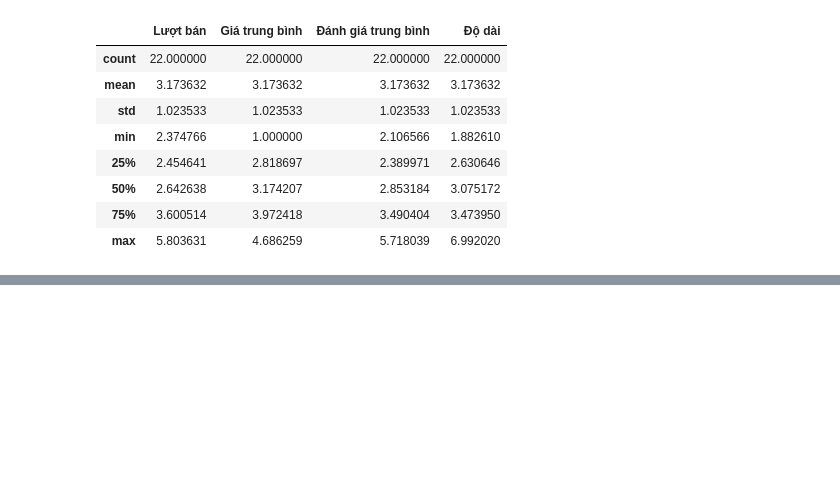
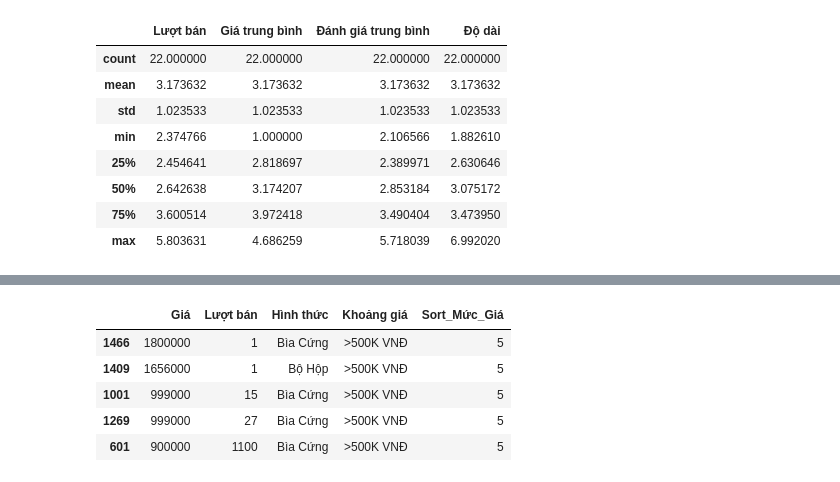
Before and after one commit to pililover/Data-visualization_analysis-Vietnamese-Book-Market, a Jupyter notebook: data_preprocessing.ipynb, the cells around one changed output, grey strips where cells are left out. Cells and saved outputs as stored; diff of their text form; code cells hidden in the pictures; blank space fills up the shorter version.

```diff
--- a/data_preprocessing.ipynb
+++ b/data_preprocessing.ipynb
@@ -572,0 +580,18 @@ radar_scaled.to_csv('./data/radar_chart_data.csv', index=False, encoding='utf-8-
+# %%
+bar_chart_price = df[['Giá', 'Lượt bán', 'Hình thức']].copy()
+
+bins = [0, 50000, 100000, 200000, 500000, float('inf')]
+labels = ['<50K VNĐ', '50-100K VNĐ', '100-200K VNĐ', '200-500K VNĐ', '>500K VNĐ']
+bar_chart_price['Khoảng giá'] = pd.cut(bar_chart_price['Giá'], bins=bins, labels=labels, include_lowest=True)
+bar_chart_price = bar_chart_price.sort_values(by='Giá', ascending=False)
+sort_order = {'<50K VNĐ': 1, '50-100K VNĐ': 2, '100-200K VNĐ': 3, '200-500K VNĐ': 4, '>500K VNĐ': 5}
+bar_chart_price['Sort_Mức_Giá'] = bar_chart_price['Khoảng giá'].map(sort_order)
+
+bar_chart_price.head()
+# %% [output]
+|  | Giá | Lượt bán | Hình thức | Khoảng giá | Sort_Mức_Giá |
+| 1466 | 1800000 | 1 | Bìa Cứng | >500K VNĐ | 5 |
+| 1409 | 1656000 | 1 | Bộ Hộp | >500K VNĐ | 5 |
+| 1001 | 999000 | 15 | Bìa Cứng | >500K VNĐ | 5 |
+| 1269 | 999000 | 27 | Bìa Cứng | >500K VNĐ | 5 |
+| 601 | 900000 | 1100 | Bìa Cứng | >500K VNĐ | 5 |
```
Also changed, not shown: parts of 3 cells of this notebook, 2 other files.
